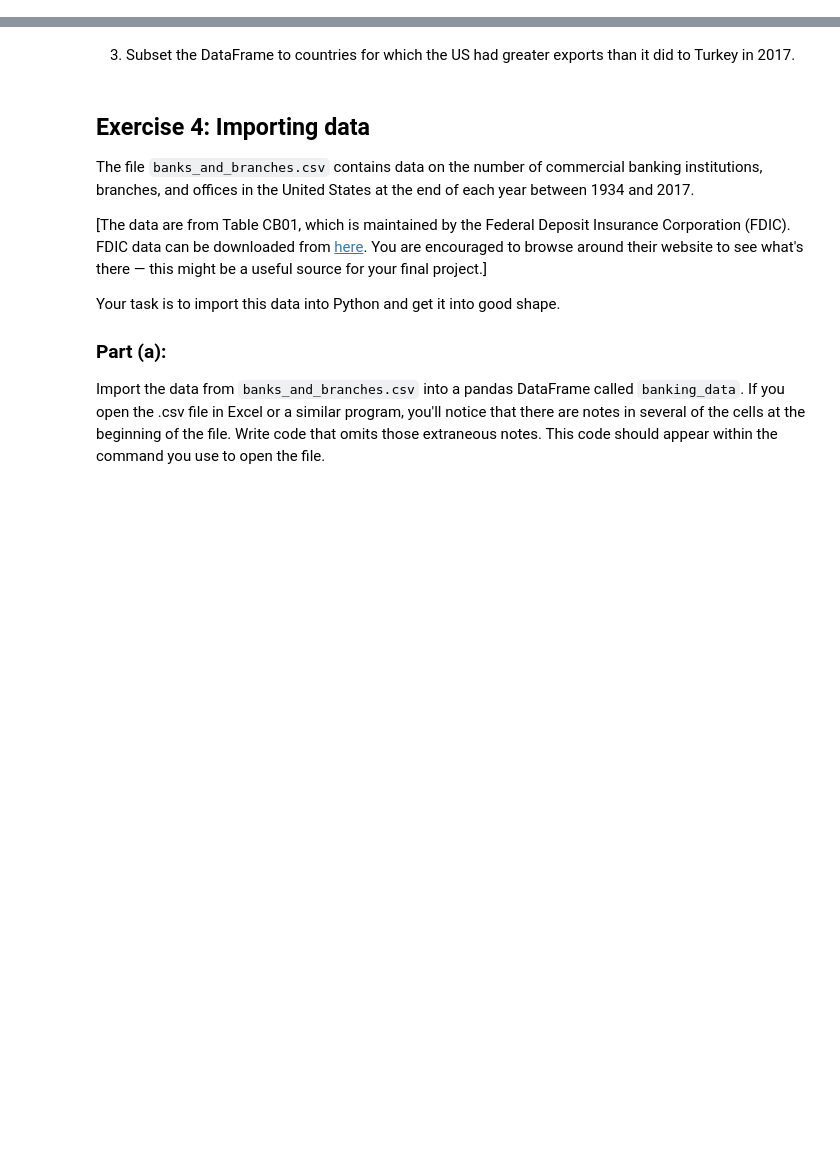
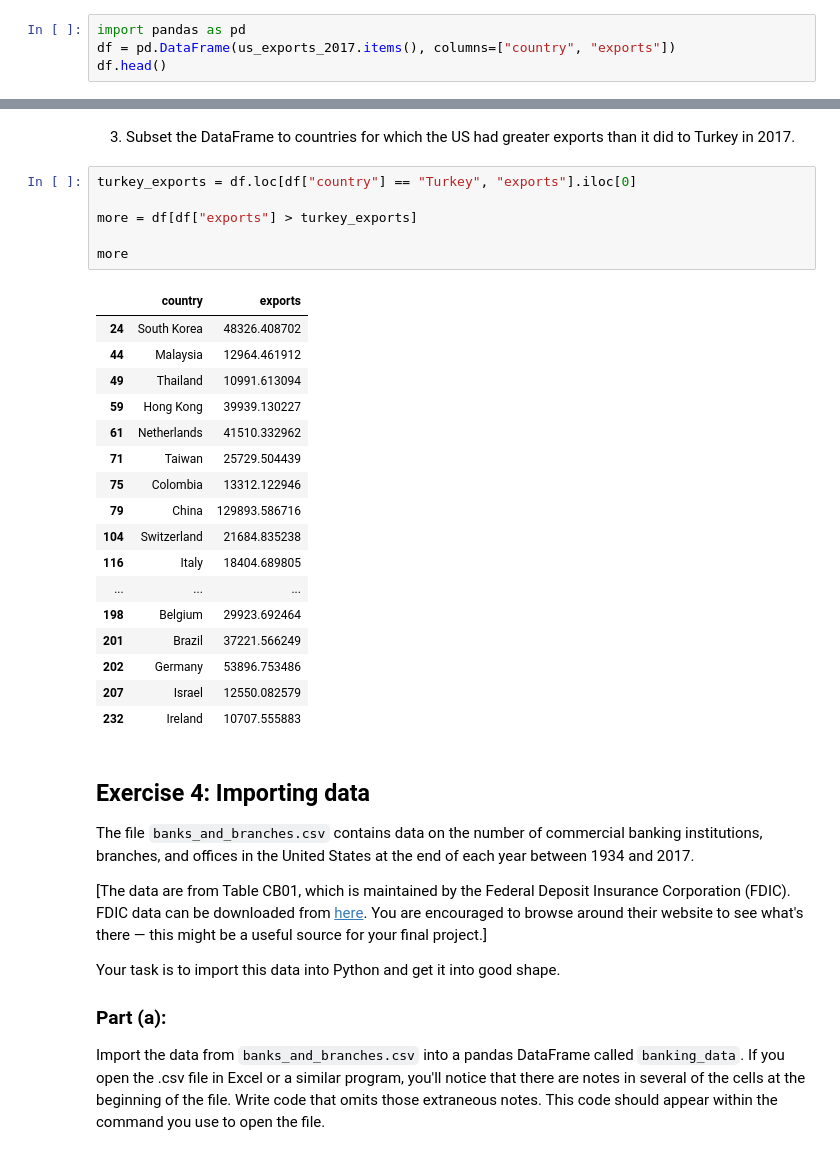
Before and after one commit to messymoose/ECON570, a Jupyter notebook: P1/cp1_f25.ipynb, the cells around one changed output, grey strips where cells are left out. Cells and saved outputs as stored; diff of their text form; blank space fills up the shorter version.

```diff
--- a/P1/cp1_f25.ipynb
+++ b/P1/cp1_f25.ipynb
@@ -118,3 +140,7 @@ us_exports_2017 = {'Argentina': 9585.957928, 'Serbia': 125.604552, 'Bulgaria': 3
                    'Costa Rica': 6169.60881, 'Jamaica': 2105.505325, 'Russia': 6998.497148}
 # %% [markdown]
 1. Convert the dictionary to a pandas DataFrame with two columns, `country` and `exports`. [Note: You'll actually want to convert the `dict.items()` and specify the column names.]
+# %%
+import pandas as pd
+df = pd.DataFrame(us_exports_2017.items(), columns=["country", "exports"])
+df.head()
@@ -124,5 +165,29 @@ us_exports_2017 = {'Argentina': 9585.957928, 'Serbia': 125.604552, 'Bulgaria': 3
 # %% [markdown]
 3. Subset the DataFrame to countries for which the US had greater exports than it did to Turkey in 2017.
+# %%
+turkey_exports = df.loc[df["country"] == "Turkey", "exports"].iloc[0]
+
+more = df[df["exports"] > turkey_exports]
+
+more
+# %% [output]
+|  | country | exports |
+| 24 | South Korea | 48326.408702 |
+| 44 | Malaysia | 12964.461912 |
+| 49 | Thailand | 10991.613094 |
+| 59 | Hong Kong | 39939.130227 |
+| 61 | Netherlands | 41510.332962 |
+| 71 | Taiwan | 25729.504439 |
+| 75 | Colombia | 13312.122946 |
+| 79 | China | 129893.586716 |
+| 104 | Switzerland | 21684.835238 |
+| 116 | Italy | 18404.689805 |
+| ... | ... | ... |
+| 198 | Belgium | 29923.692464 |
+| 201 | Brazil | 37221.566249 |
+| 202 | Germany | 53896.753486 |
+| 207 | Israel | 12550.082579 |
+| 232 | Ireland | 10707.555883 |
 # %% [markdown]
 ## Exercise 4: Importing data
 
```
Also changed, not shown: parts of 12 cells of this notebook, 15 other files.
